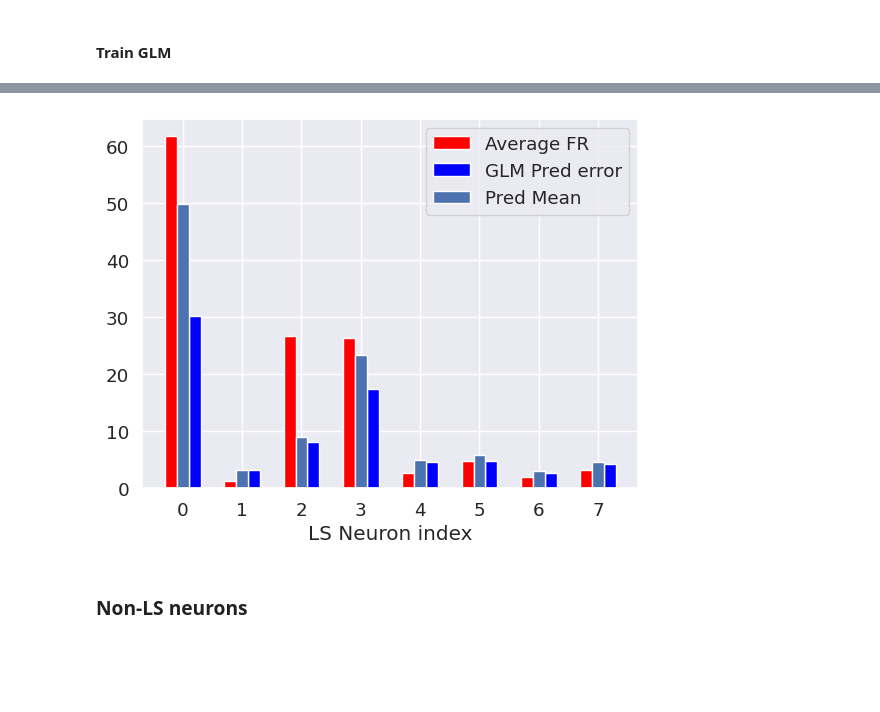
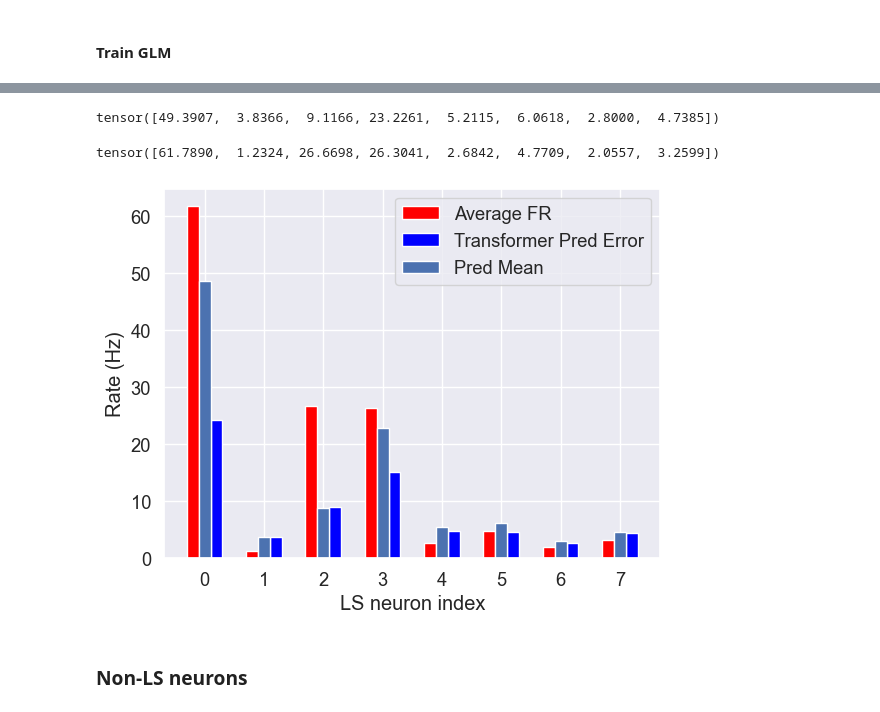
Before and after one commit to cngzlsh/approx_brain, a Jupyter notebook: EB095_stim.ipynb, the cells around one changed output, grey strips where cells are left out. Drawn from its saved outputs; the diff is of its cells as text; code cells hidden in the pictures; blank space fills up the shorter version.

```diff
--- a/EB095_stim.ipynb
+++ b/EB095_stim.ipynb
@@ -120,7 +120,7 @@ non-LS neuron firing rate: 20.01192283630371 Hz
 #### Extact stim instances
 # %%
 tsteps = 15
-cutoff_size = 2
+cutoff_size = 1
 
 dff_stim = dff_stim.T
 
@@ -158,7 +158,7 @@ for i in range(cutoff_size, n_vecs-cutoff_size):
     if flag:
         non_stim_vecs_idx.append(i)
 
-non_stim_vecs_idx = [i for i in range(cutoff_size, n_vecs-cutoff_size) if i not in stim_vecs_idx] # exclude padding steps
+# non_stim_vecs_idx = [i for i in range(cutoff_size, n_vecs-cutoff_size) if i not in stim_vecs_idx] # exclude padding steps
 # %% [markdown]
 We sample 200 endogenous activity vectors, delete 4 vectors (4 * 15 * 33 = 2 secs) steps before and after.
 # %%
@@ -530,13 +655,26 @@ plt.show()
+# %%
+spks_stim_rates[:,LS_neuron_idx].std(axis=0)
+# %% [output]
+tensor([49.3907,  3.8366,  9.1166, 23.2261,  5.2115,  6.0618,  2.8000,  4.7385])
+# %%
+spks_stim_rates[:,LS_neuron_idx].mean(axis=0)
+# %% [output]
+tensor([61.7890,  1.2324, 26.6698, 26.3041,  2.6842,  4.7709,  2.0557,  3.2599])
 # %%
 plt.figure()
-plt.bar(np.arange(8) - 0.2, spks_stim_rates.mean(0)[mask1], color='red', width=0.2, label='Average FR')
-plt.bar(np.arange(8) + 0.2, np.sqrt(glm_LS_losses.sum(0)/glm_LS_losses.shape[0]), color='blue', width=0.2, label='GLM Pred error')
-plt.bar(np.arange(len(LS_neuron_idx)), np.sqrt(np.power(Y_test_LS_np - Y_test_LS_np.mean(0), 2).sum(0) / Y_test_LS_np.shape[0]), width=0.2, label='Pred Mean')
+plt.bar(np.arange(len(LS_neuron_idx)) - 0.2, spks_stim_rates.mean(0)[mask1], color='red', width=0.2, label='Average FR')
+plt.bar(np.arange(len(LS_neuron_idx)) + 0.2, torch.sqrt(LS_test_pred_loss.sum(0)[0]/LS_test_pred_loss.shape[0]), color='blue', width=0.2, label='Transformer Pred Error')
+try:
+    Y_test_LS_np
+    plt.bar(np.arange(len(LS_neuron_idx)), np.sqrt(np.power(Y_test_LS_np - Y_test_LS_np.mean(0), 2).sum(0) / Y_test_LS_np.shape[0]), width=0.2, label='Pred Mean')
+except: pass
+
+plt.xlabel('LS neuron index')
+plt.ylabel('Rate (Hz)')
 plt.legend()
-plt.xlabel('LS Neuron index')
 plt.show()
 # %% [output]
-[figure, old version]
+[figure, new version]
 # %% [markdown]
 ### Non-LS neurons
 # %%
```
Also changed, not shown: parts of 48 cells of this notebook, 4 other files.
